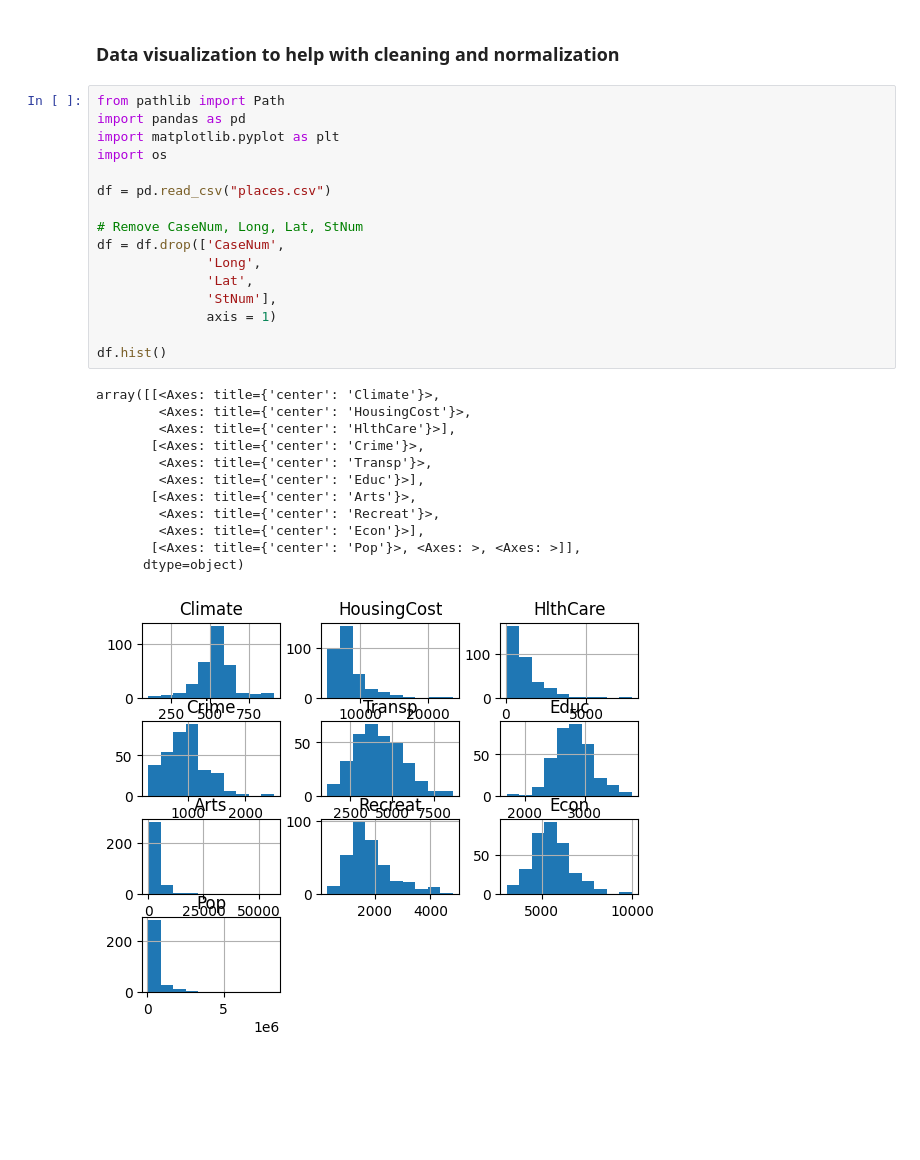
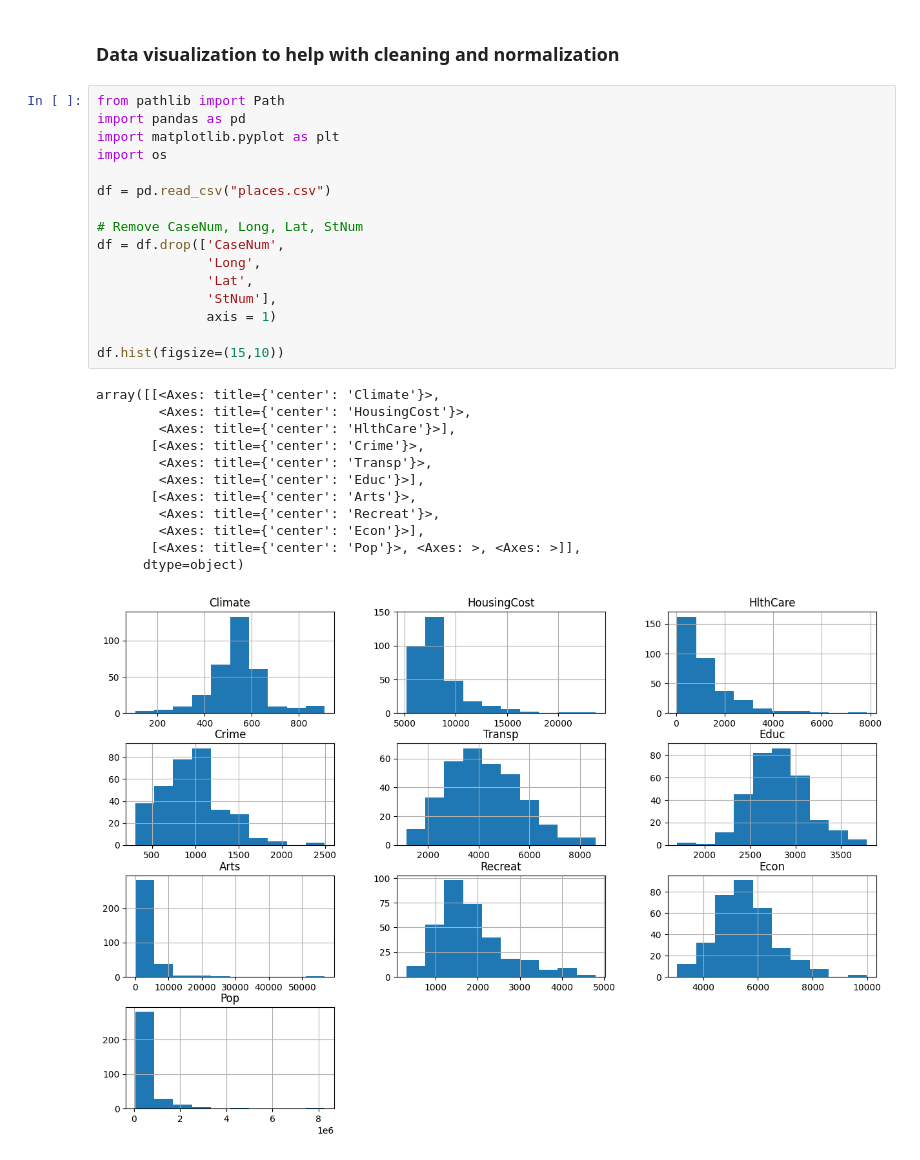
Before and after one commit to jmgoshima/cse5914project, a Jupyter notebook: backend/search/data/datavis.ipynb, the cells around one changed output. Cells and saved outputs as stored; diff of their text form; blank space fills up the shorter version.

```diff
--- a/backend/search/data/datavis.ipynb
+++ b/backend/search/data/datavis.ipynb
@@ -3,29 +3,29 @@
 # %%
 from pathlib import Path
 import pandas as pd
 import matplotlib.pyplot as plt
 import os
 
 df = pd.read_csv("places.csv")
 
 # Remove CaseNum, Long, Lat, StNum
 df = df.drop(['CaseNum',
               'Long',
               'Lat',
               'StNum'],
               axis = 1)
 
-df.hist()
+df.hist(figsize=(15,10))
 # %% [output]
 array([[<Axes: title={'center': 'Climate'}>,
         <Axes: title={'center': 'HousingCost'}>,
         <Axes: title={'center': 'HlthCare'}>],
        [<Axes: title={'center': 'Crime'}>,
         <Axes: title={'center': 'Transp'}>,
         <Axes: title={'center': 'Educ'}>],
        [<Axes: title={'center': 'Arts'}>,
         <Axes: title={'center': 'Recreat'}>,
         <Axes: title={'center': 'Econ'}>],
        [<Axes: title={'center': 'Pop'}>, <Axes: >, <Axes: >]],
       dtype=object)
-[figure, old version]
+[figure, new version]
```
Also changed, not shown: parts of 2 cells of this notebook.
